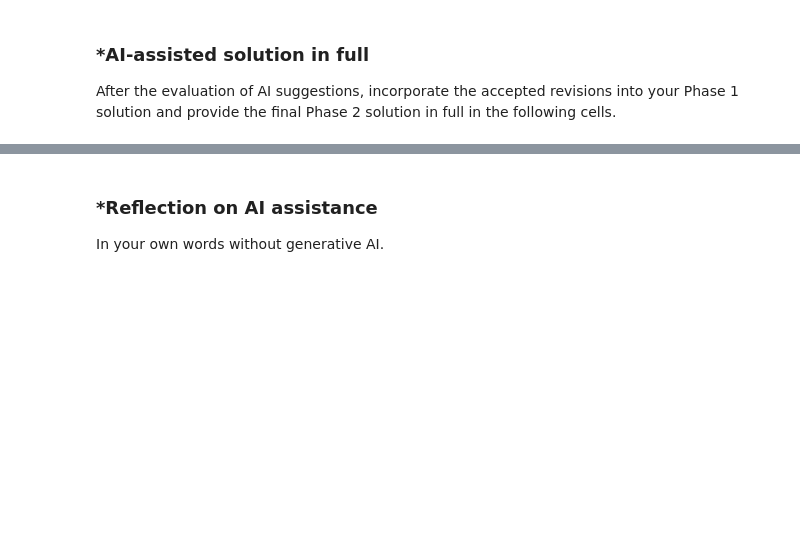
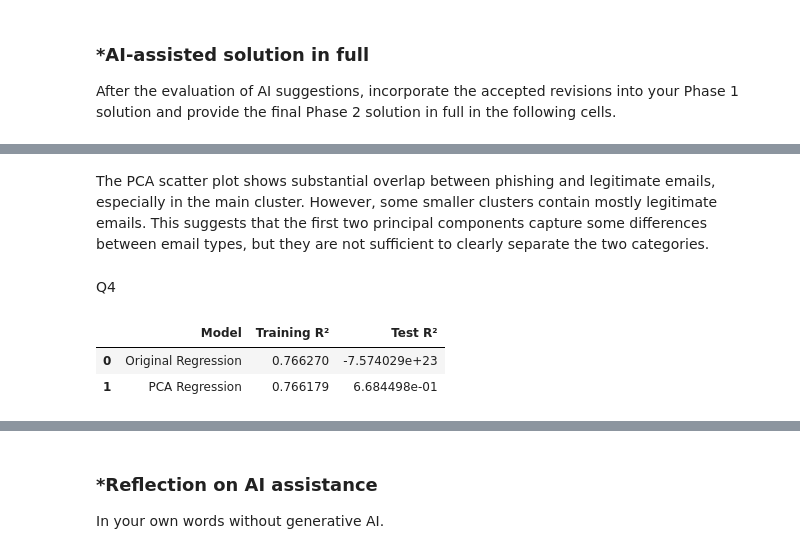
Before and after one commit to emmchung/A05-pca, a Jupyter notebook: notebook.ipynb, the cells around one changed output, grey strips where cells are left out. Saved outputs shown, nothing was run; the diff lists cells and outputs as text; code cells hidden in the pictures; blank space fills up the shorter version.

```diff
--- a/notebook.ipynb
+++ b/notebook.ipynb
@@ -250,0 +394,31 @@ After the evaluation of AI suggestions, incorporate the accepted revisions into
+# %% [markdown]
+The PCA scatter plot shows substantial overlap between phishing and legitimate emails, especially in the main cluster. However, some smaller clusters contain mostly legitimate emails. This suggests that the first two principal components capture some differences between email types, but they are not sufficient to clearly separate the two categories.
+# %% [markdown]
+Q4
+# %%
+pca_full = PCA(
+    n_components=2610,
+    svd_solver="randomized",
+    random_state=42
+)
+
+X_train_pca = pca_full.fit_transform(X_train)
+X_test_pca = pca_full.transform(X_test)
+
+pca_model = LinearRegression()
+pca_model.fit(X_train_pca, y_train)
+
+pca_train_r2 = pca_model.score(X_train_pca, y_train)
+pca_test_r2 = pca_model.score(X_test_pca, y_test)
+
+comparison = pd.DataFrame({
+    "Model": ["Original Regression", "PCA Regression"],
+    "Training R²": [train_r2, pca_train_r2],
+    "Test R²": [test_r2, pca_test_r2]
+})
+
+display(comparison)
+# %% [output]
+|  | Model | Training R² | Test R² |
+| 0 | Original Regression | 0.766270 | -7.574029e+23 |
+| 1 | PCA Regression | 0.766179 | 6.684498e-01 |
```
Also changed, not shown: parts of 20 cells of this notebook.
